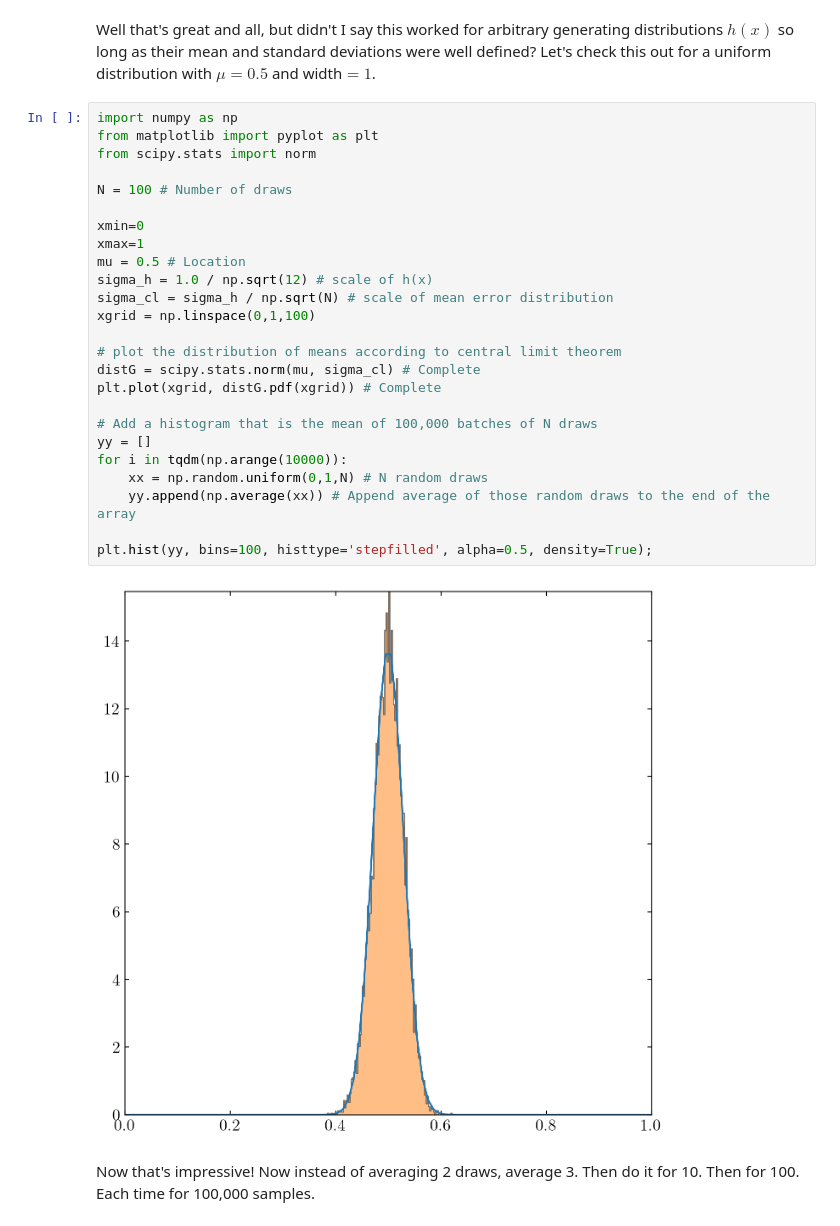
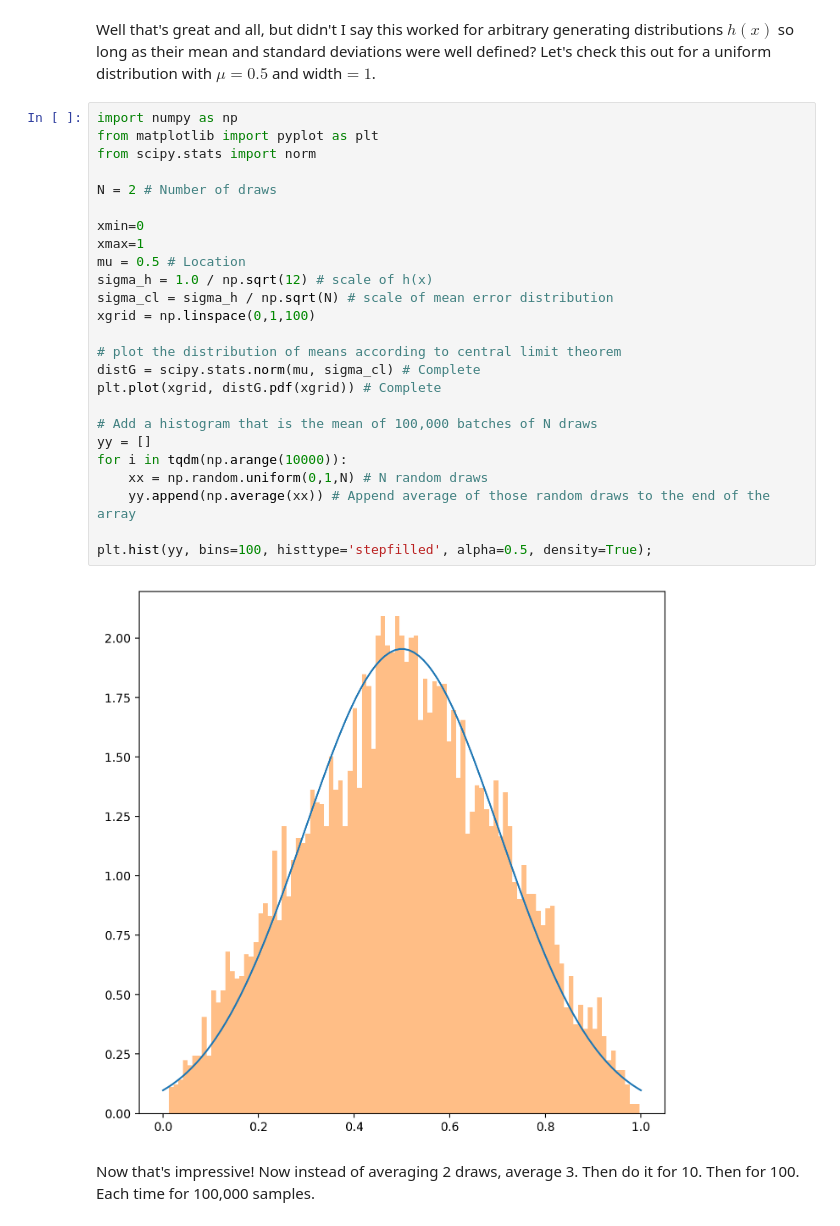
Before and after one commit to dgerosa/machinelearning4physics_bicocca_2024, a Jupyter notebook: lectures/L01_probability.ipynb, the cells around one changed output. Saved outputs shown, nothing was run; the diff lists cells and outputs as text.

```diff
--- a/lectures/L01_probability.ipynb
+++ b/lectures/L01_probability.ipynb
@@ -572,30 +571,30 @@ Well that's great and all, but didn't I say this worked for arbitrary generating
 # %%
 import numpy as np
 from matplotlib import pyplot as plt
 from scipy.stats import norm
 
-N = 100 # Number of draws
+N = 2 # Number of draws
 
 xmin=0
 xmax=1
 mu = 0.5 # Location
 sigma_h = 1.0 / np.sqrt(12) # scale of h(x)
 sigma_cl = sigma_h / np.sqrt(N) # scale of mean error distribution
 xgrid = np.linspace(0,1,100)
 
 # plot the distribution of means according to central limit theorem
 distG = scipy.stats.norm(mu, sigma_cl) # Complete
 plt.plot(xgrid, distG.pdf(xgrid)) # Complete
 
 # Add a histogram that is the mean of 100,000 batches of N draws
 yy = []
 for i in tqdm(np.arange(10000)):
     xx = np.random.uniform(0,1,N) # N random draws
     yy.append(np.average(xx)) # Append average of those random draws to the end of the array
 
 plt.hist(yy, bins=100, histtype='stepfilled', alpha=0.5, density=True);
 # %% [output]
-[figure, old version]
+[figure, new version]
 # %% [markdown]
 Now that's impressive! Now instead of averaging 2 draws, average 3.  Then do it for 10.  Then for 100.  Each time for 100,000 samples.
 # %% [markdown]
```
Also changed, not shown: parts of 5 cells of this notebook.
